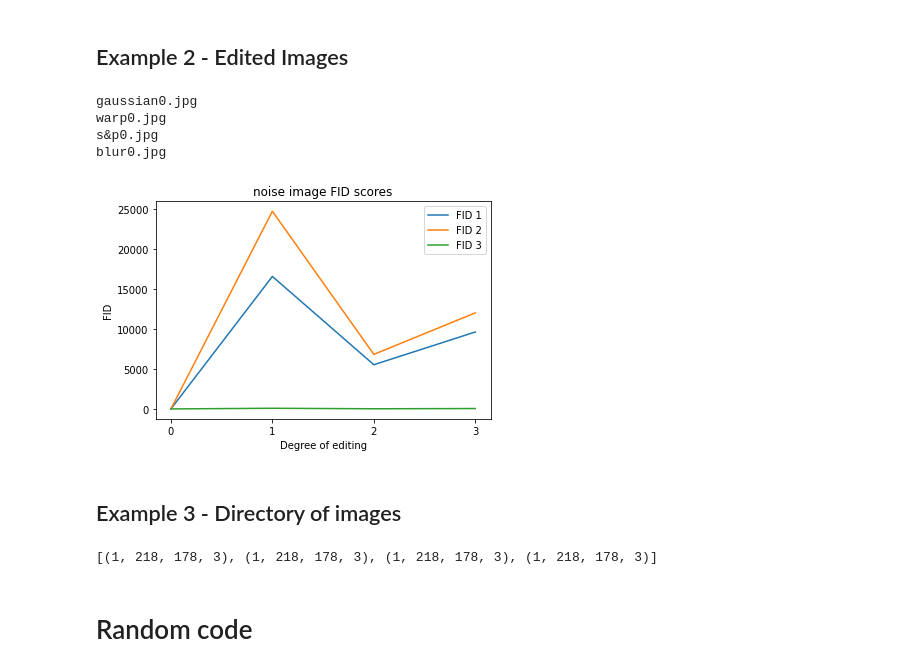
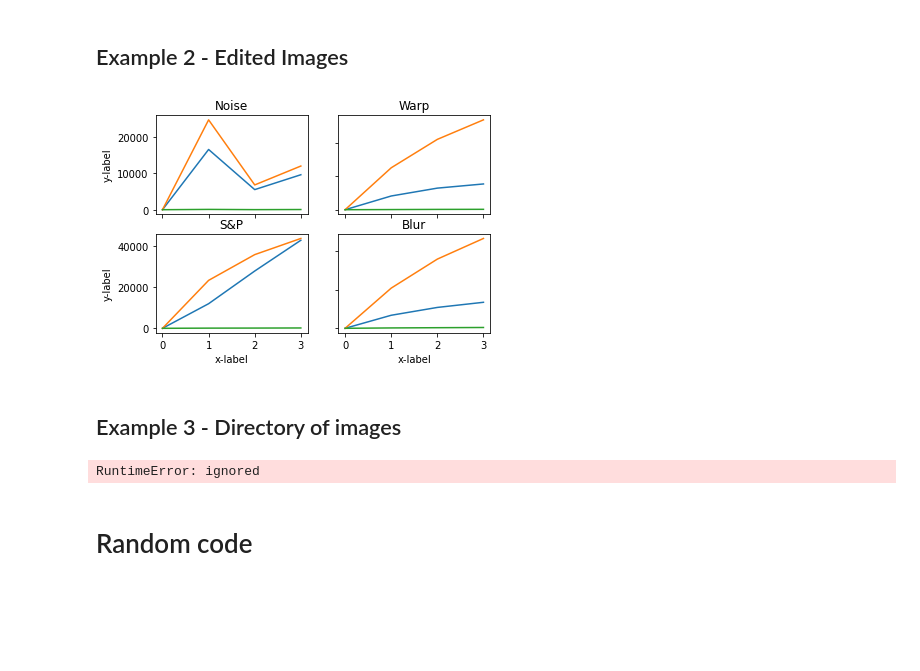
Before and after one commit to ejnunn/GAN-Research, a Jupyter notebook: notebooks/AFID.ipynb, the cells around one changed output. Saved outputs shown, nothing was run; the diff lists cells and outputs as text; code cells hidden in the pictures; blank space fills up the shorter version.

```diff
--- a/notebooks/AFID.ipynb
+++ b/notebooks/AFID.ipynb
@@ -249,20 +251,11 @@ fid_value2 = 0.6253861784937835
 fid_value3 = 0.0006701047520119158
 # %% [markdown]
 ## Example 2 - Edited Images
-# %%
-root = '/content/drive/MyDrive/GAN_Research/Datasets/WarpedFace/'
-for sub_dir in os.listdir(root):
-  original = sorted(os.listdir(root + sub_dir))[0]
-  print(original)
-# %% [output]
-gaussian0.jpg
-warp0.jpg
-s&p0.jpg
-blur0.jpg
 # %%
-def load_img_as_4d_tensor(path):
+def load_img_as_tensor(path, extra_dim=False):
   img = Image.open(path)
   img = np.array(img)
-  img = np.expand_dims(img, 0)
+  if extra_dim:
+    img = np.expand_dims(img, 0)
   return img
 # %%
@@ -302,8 +287,49 @@ def edited_img_FID_plot(edit_type):
-# %%
-# edited_img_FID_plot('s&p')
-edited_img_FID_plot('noise')
-# %% [output]
-[figure, removed]
+# %%
+# edited_img_FID_plot('s&p')
+noise_fids = edited_img_fids('noise')
+warp_fids = edited_img_fids('warp')
+sp_fids = edited_img_fids('s&p')
+blur_fids = edited_img_fids('blur')
+# %%
+x = [0,1,2,3]
+fig, axs = plt.subplots(2, 2)
+for i in range(len(noise_fids)):
+  axs[0, 0].plot(x, noise_fids[i])
+axs[0, 0].set_title('Noise')
+
+for i in range(len(noise_fids)):
+  axs[0, 1].plot(x, warp_fids[i])
+axs[0, 1].set_title('Warp')
+
+for i in range(len(noise_fids)):
+  axs[1, 0].plot(x, sp_fids[i])
+axs[1, 0].set_title('S&P')
+
+for i in range(len(noise_fids)):
+  axs[1, 1].plot(x, blur_fids[i])
+axs[1, 1].set_title('Blur')
+
+for ax in axs.flat:
+    ax.set(xlabel='x-label', ylabel='y-label')
+
+# Hide x labels and tick labels for top plots and y ticks for right plots.
+for ax in axs.flat:
+    ax.label_outer()
+
+
+# # Plot FID results
+# x = [0,1,2,3]
+# plt.plot(x, fid1, label='FID 1')
+# plt.plot(x, fid2, label='FID 2')
+# plt.plot(x, fid3, label='FID 3')
+# plt.xlabel('Degree of editing')
+# plt.xticks(x)
+# plt.ylabel('FID')
+# plt.title('{} image FID scores'.format(edit_type))
+# plt.legend()
+# plt.show()
+# %% [output]
+[figure, added]
 # %% [markdown]
 ## Example 3 - Directory of images
 # %%
@@ -311,15 +337,17 @@ def img_dir_to_tensor(root):
   img_tensors = []
   images = glob.glob(root + '/*.jpg')
   for img_file in images:
-    img = load_img_as_4d_tensor(img_file)
+    img = load_img_as_tensor(img_file, extra_dim=False)
     img_tensors.append(img.shape)
-  return img_tensors
+  stack = torch.stack(img_tensors)
+  return stack
 
-path = '/content/drive/MyDrive/GAN_Research/Datasets/CelebA_Smiles/'
-path = '/content/drive/MyDrive/GAN_Research/Datasets/WarpedFace/blur/'
-print(img_dir_to_tensor(path))
+path1 = '/content/drive/MyDrive/GAN_Research/Datasets/CelebA_Smiles/real_A/'
+path2 = '/content/drive/MyDrive/GAN_Research/Datasets/CelebA_Smiles/fake_B/'
+
+print(img_dir_to_tensor(path1))
 # %% [output]
-[(1, 218, 178, 3), (1, 218, 178, 3), (1, 218, 178, 3), (1, 218, 178, 3)]
+RuntimeError: ignored
 # %% [markdown]
 # Random code
 # %%
```
Also changed, not shown: parts of 2 cells of this notebook.
